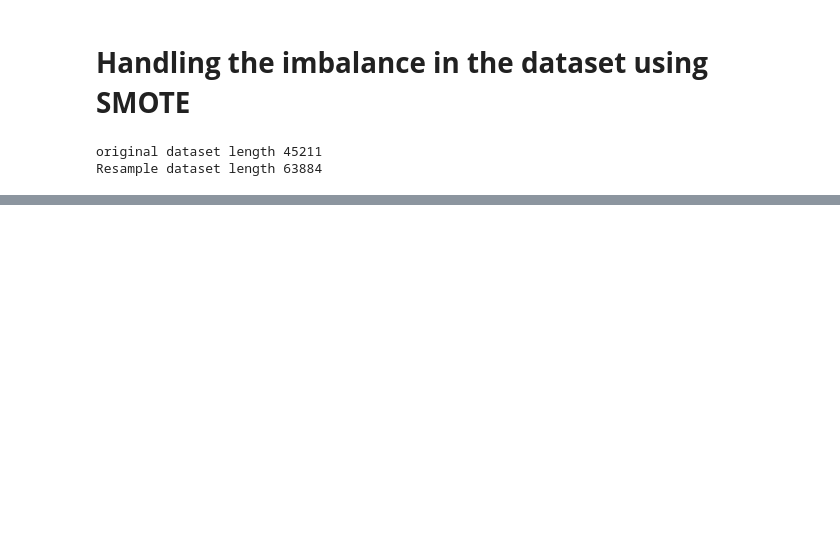
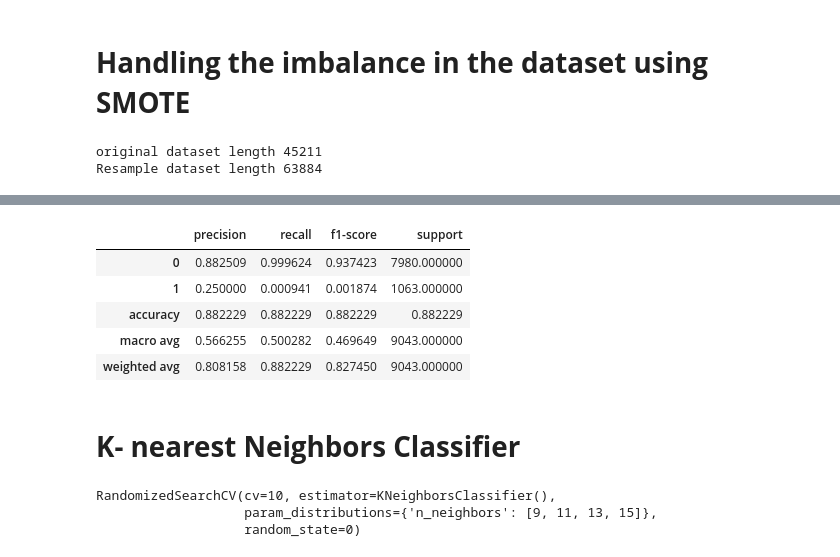
Before and after one commit to PrayagRD/Bank_Marketing_Effectiveness_Prediction-ML_Classification-, a Jupyter notebook: Bank_Marketing_Effectiveness_Prediction_(Classification)_Capstone_Project.ipynb, the cells around one changed output, grey strips where cells are left out. Drawn from its saved outputs; the diff is of its cells as text; code cells hidden in the pictures; blank space fills up the shorter version.

```diff
--- a/Bank_Marketing_Effectiveness_Prediction_(Classification)_Capstone_Project.ipynb
+++ b/Bank_Marketing_Effectiveness_Prediction_(Classification)_Capstone_Project.ipynb
@@ -452,0 +549,4 @@ Following models have been used for predictions:-
+# %%
+#Creating an instance for the random forest regressor.
+
+rf_clf = RandomForestClassifier()
@@ -452,0 +605,22 @@ Following models have been used for predictions:-
+# %%
+# Predicted values.
+
+y_pred_rf = rf_clf.predict(X_test)
+# %%
+# Getting classification report.
+
+dict_2 = classification_report(y_test, y_pred_rf, output_dict = True)
+# %%
+# Storing the scores in a dataframe
+
+rf_df = pd.DataFrame(dict_2).transpose()
+rf_df
+# %% [output]
+|  | precision | recall | f1-score | support |
+| 0 | 0.882509 | 0.999624 | 0.937423 | 7980.000000 |
+| 1 | 0.250000 | 0.000941 | 0.001874 | 1063.000000 |
+| accuracy | 0.882229 | 0.882229 | 0.882229 | 0.882229 |
+| macro avg | 0.566255 | 0.500282 | 0.469649 | 9043.000000 |
+| weighted avg | 0.808158 | 0.882229 | 0.827450 | 9043.000000 |
+# %% [markdown]
+# **K- nearest Neighbors Classifier**
@@ -452,0 +642,8 @@ Following models have been used for predictions:-
+# %%
+# Fitting the model
+
+cv.fit(X_train_sm, y_train_sm)
+# %% [output]
+RandomizedSearchCV(cv=10, estimator=KNeighborsClassifier(),
+                   param_distributions={'n_neighbors': [9, 11, 13, 15]},
+                   random_state=0)
```
Also changed, not shown: parts of 33 cells of this notebook.
